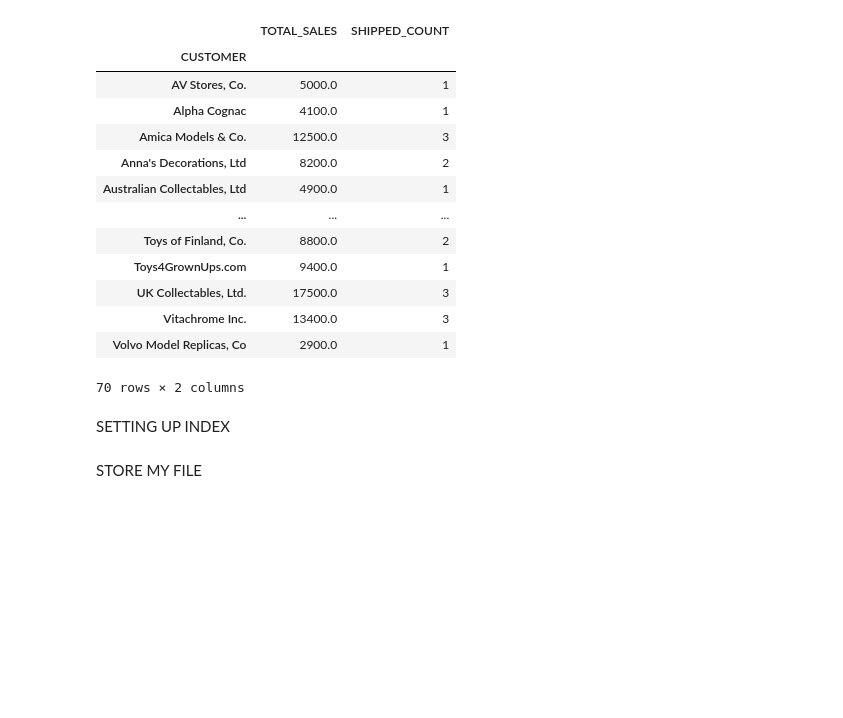
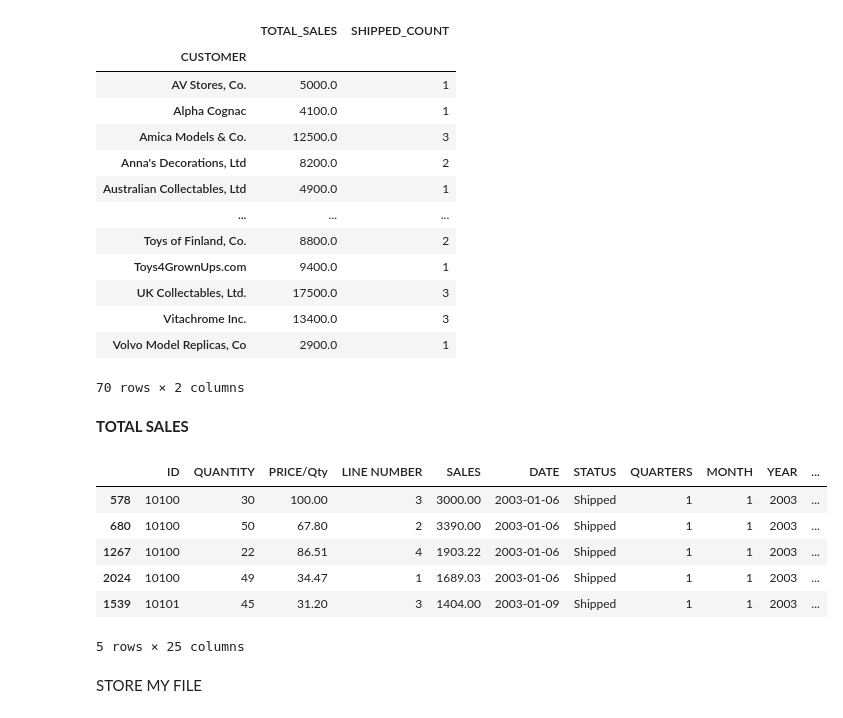
Before and after one commit to Akesh-28/Data_Analysis, a Jupyter notebook: Sales_project.ipynb, the cells around one changed output. Saved outputs shown, nothing was run; the diff lists cells and outputs as text; code cells hidden in the pictures; blank space fills up the shorter version.

```diff
--- a/Sales_project.ipynb
+++ b/Sales_project.ipynb
@@ -249,10 +249,19 @@ hwcustomers.groupby("CUSTOMER").agg(TOTAL_SALES=("SALES","sum"),
 | Vitachrome Inc. | 13400.0 | 3 |
 | Volvo Model Replicas, Co | 2900.0 | 1 |
 70 rows × 2 columns
-# %% [markdown]
-SETTING UP INDEX
-# %%
-df.drop(columns=["level_0"], inplace=True)
+# %% [markdown]
+**TOTAL SALES**
+# %%
+df["TOTAL_SALES"] = df.groupby("CUSTOMER")["SALES"].transform("sum")
+df.head()
+# %% [output]
+|  | ID | QUANTITY | PRICE/Qty | LINE NUMBER | SALES | DATE | STATUS | QUARTERS | MONTH | YEAR | ... |
+| 578 | 10100 | 30 | 100.00 | 3 | 3000.00 | 2003-01-06 | Shipped | 1 | 1 | 2003 | ... |
+| 680 | 10100 | 50 | 67.80 | 2 | 3390.00 | 2003-01-06 | Shipped | 1 | 1 | 2003 | ... |
+| 1267 | 10100 | 22 | 86.51 | 4 | 1903.22 | 2003-01-06 | Shipped | 1 | 1 | 2003 | ... |
+| 2024 | 10100 | 49 | 34.47 | 1 | 1689.03 | 2003-01-06 | Shipped | 1 | 1 | 2003 | ... |
+| 1539 | 10101 | 45 | 31.20 | 3 | 1404.00 | 2003-01-09 | Shipped | 1 | 1 | 2003 | ... |
+5 rows × 25 columns
 # %% [markdown]
 STORE MY FILE
 # %%
```
Also changed, not shown: parts of 2 cells of this notebook.
